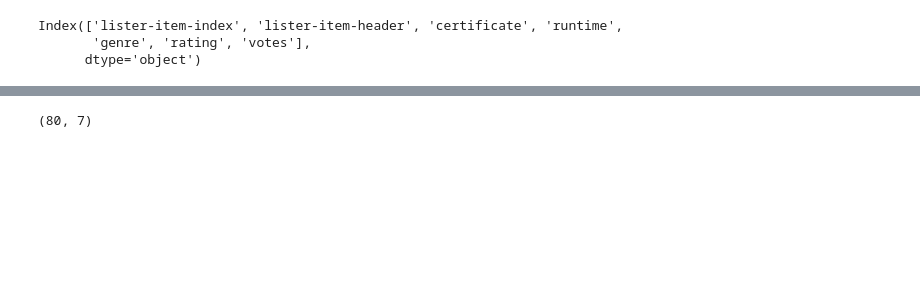
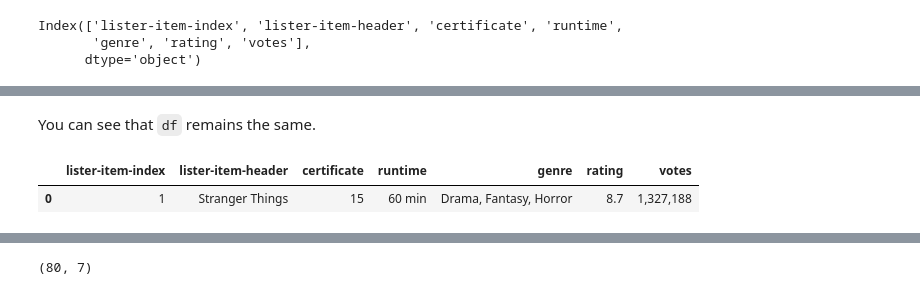
Before and after one commit to leifwalsh/data-analysis-problem-sets, a Jupyter notebook: 5-data-oriented-thinking/Introductory Data Analysis.ipynb, the cells around one changed output, grey strips where cells are left out. Drawn from its saved outputs; the diff is of its cells as text; code cells hidden in the pictures; blank space fills up the shorter version.

```diff
--- a/5-data-oriented-thinking/Introductory Data Analysis.ipynb
+++ b/5-data-oriented-thinking/Introductory Data Analysis.ipynb
@@ -102,0 +115,7 @@ For the purposes of this exercise, let's assume that all the data in this datase
+# %% [markdown]
+You can see that `df` remains the same.
+# %%
+df.head(1)
+# %% [output]
+|  | lister-item-index | lister-item-header | certificate | runtime | genre | rating | votes |
+| 0 | 1 | Stranger Things | 15 | 60 min | Drama, Fantasy, Horror | 8.7 | 1,327,188 |
```
Also changed, not shown: parts of 58 cells of this notebook.
